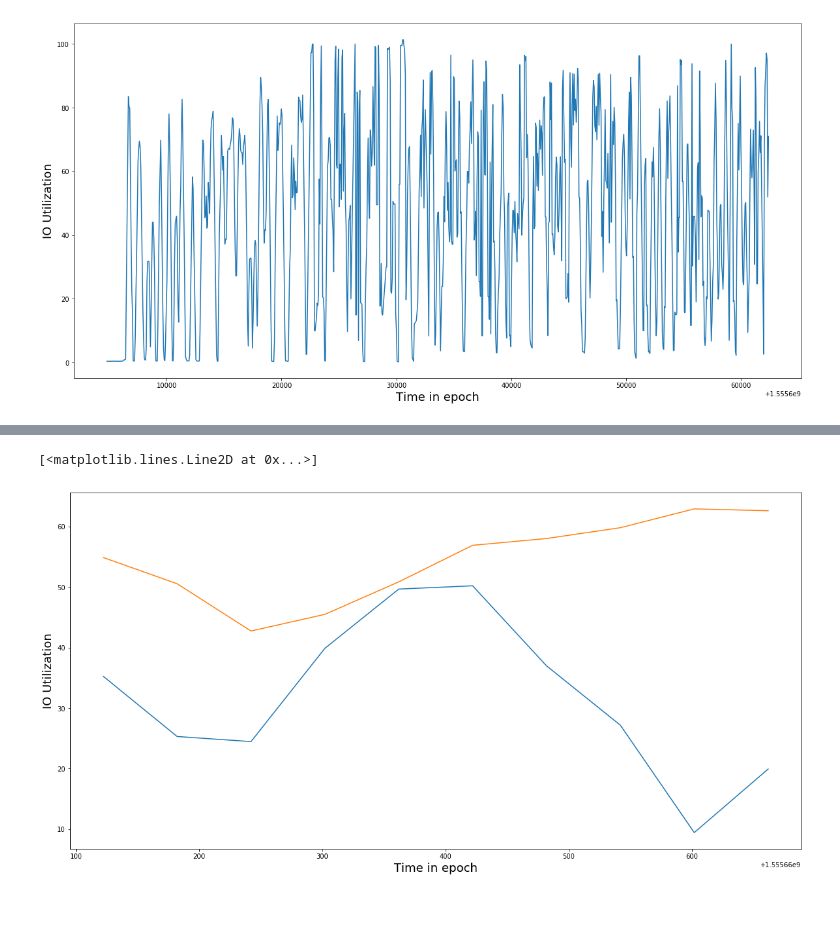
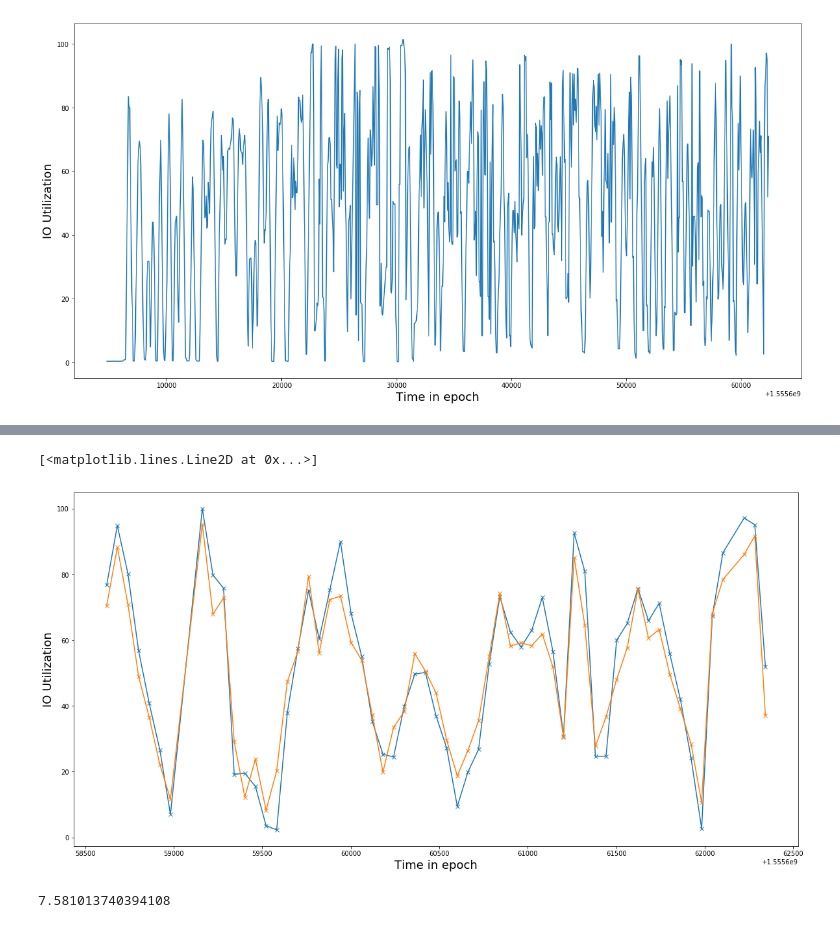
Before and after one commit to kaizoku-o/io_predictive_kubernetes, a Jupyter notebook: predictor/src/ARIMA_eval.ipynb, the cells around one changed output, grey strips where cells are left out. Cells and saved outputs as stored; diff of their text form; code cells hidden in the pictures.

```diff
--- a/predictor/src/ARIMA_eval.ipynb
+++ b/predictor/src/ARIMA_eval.ipynb
@@ -177,0 +428,6 @@ len(values_test)
+# %%
+split_percent = 0.936
+train_samples = int(len(x1) * split_percent)
+forecast_time = len(x1) - train_samples
+print(forecast_time)
+print(train_samples)
@@ -178,8 +437,7 @@ len(values_test)
 # %%
-Y_Train = [x[1] for x in values_train]
-Y_Test = [x[1] for x in values_test]
-
-model_arima = ARIMA(Y_Train, order=(10, 1, 0))
-model_arima_fit = model_arima.fit()
 predictions = []
-predictions = model_arima_fit.forecast(steps=10)[0]
+for i in range(0, forecast_time):
+    Y_Train = y1[i:i+train_samples]
+    model_arima = ARIMA(Y_Train, order=(6, 1, 3))
+    model_arima_fit = model_arima.fit()
+    predictions.append(model_arima_fit.forecast(steps=1)[0])
@@ -204,15 +444,15 @@ values_test
+# %%
+Y_Test = y1[873:933]
+# %%
+X_Test =  x1[873:933]
 # %%
 fig, ax = plt.subplots(1)
 
-x1 = [x[0] for x in values_test]
-y1 = [x[1] for x in values_test]
-
-y2 = predictions
-
 ax.set_xlabel('Time in epoch', fontsize=18)
 ax.set_ylabel('IO Utilization', fontsize=18)
-my_plotter(ax, x1, y1, {'marker': ''})
-my_plotter(ax, x1, y2, {'marker': ''})
+
+my_plotter(ax, X_Test, Y_Test, {'marker': 'x'})
+my_plotter(ax, X_Test, predictions, {'marker': 'x'})
 # %% [output]
 [<matplotlib.lines.Line2D at 0x...>]
-[figure, old version]
+[figure, new version]
@@ -218,0 +464,4 @@ my_plotter(ax, x1, y2, {'marker': ''})
+# %%
+mean_absolute_percentage_error(Y_Test, predictions)
+# %% [output]
+7.581013740394108
```
Also changed, not shown: parts of 28 cells of this notebook, 3 other files.
